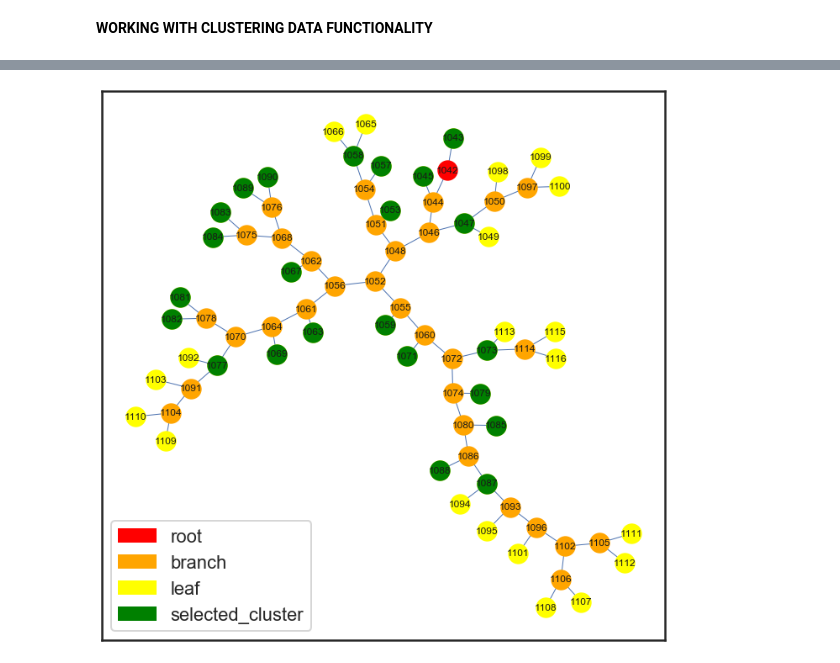
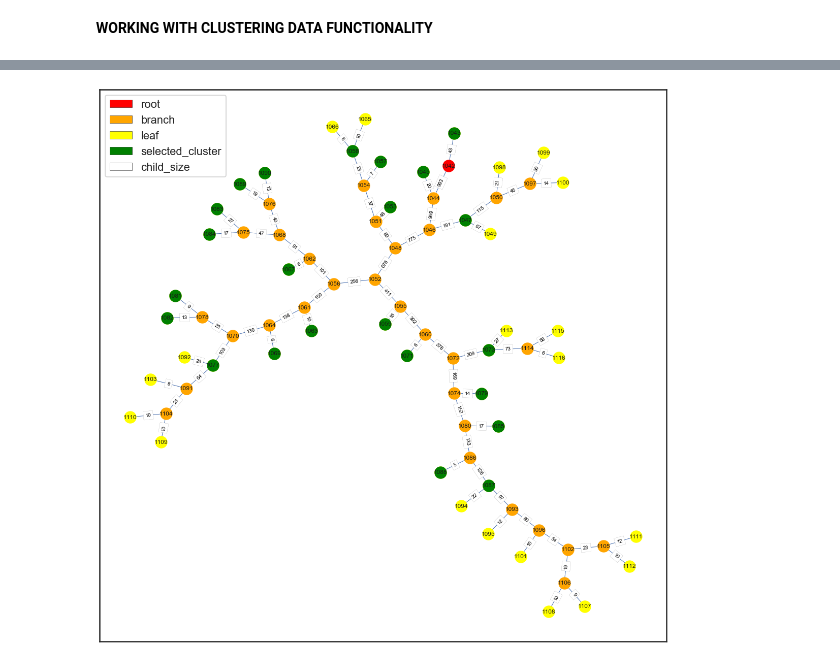
Before and after one commit to mprallison/Imaging-Project_v2, a Jupyter notebook: hdbscan_final.ipynb, the cells around one changed output, grey strips where cells are left out. Drawn from its saved outputs; the diff is of its cells as text; code cells hidden in the pictures.

```diff
--- a/hdbscan_final.ipynb
+++ b/hdbscan_final.ipynb
@@ -25,7 +26,7 @@ rgb_data = data[['ratio_red','ratio_green','ratio_blue','ratio_cyan','ratio_oran
 #run hdbscan
 clusterer = hdbscan.HDBSCAN(min_cluster_size=5,
                             #min_samples=1,
-                            cluster_selection_epsilon=0.03,
+                            cluster_selection_epsilon=0.035,
                             gen_min_span_tree=True)
 clusterer.fit(rgb_data)
 # %% [output]
@@ -95,7 +106,7 @@ cluster_slice = clusterer_df[clusterer_df['child_size'] > 1]
 single_cell_slice = clusterer_df[clusterer_df['child_size'] == 1]
 
 selected_cluster_node = list(tree_cluster.values())
-root_node = [clusterer_df.iloc[0].get('parent')]
+root_node = [clusterer_df['parent'].min()]
 branch_node = list(set(cluster_slice['parent']).intersection(set(cluster_slice['child']))- set(selected_cluster_node))
 leaf_node = list(set(cluster_slice['child']) - set(branch_node))
 noise_node = list(set(clusterer_df[clusterer_df['selected_cluster']== -1]['child']))
@@ -123,49 +134,57 @@ def genEdges(nodes,df):
 # %%
 #generate networkx graph viz
 G = nx.Graph()
 
 #declare nodes to be included in viz
-nodes = root_node+branch_node+leaf_node+selected_cluster_node#+noise_node
+nodes = root_node+branch_node+leaf_node+selected_cluster_node#+noise_node+single_cell_node
 G.add_nodes_from(nodes)
 
+#generate edges as list of tuples
 edges,clusterer_df = genEdges(nodes,clusterer_df)
 
 G.add_edges_from(edges)
 
-plt.figure(figsize=(12,12))
+plt.figure(figsize=(20,20))
 pos = nx.kamada_kawai_layout(G)
 
 #uncomment nodes to be included in viz
-nx.draw_networkx_nodes(G, pos, nodelist = root_node, cmap=plt.get_cmap('jet'), node_color = 'red', node_size = 500)
-nx.draw_networkx_nodes(G, pos, nodelist = branch_node, cmap=plt.get_cmap('jet'), node_color = 'orange',node_size = 500)
-nx.draw_networkx_nodes(G, pos, nodelist = leaf_node, cmap=plt.get_cmap('jet'), node_color = 'yellow', node_size = 500)
-nx.draw_networkx_nodes(G, pos, nodelist = selected_cluster_node, cmap=plt.get_cmap('jet'), node_color = 'green', node_size = 500)
-#nx.draw_networkx_nodes(G, pos, nodelist = noise_node, cmap=plt.get_cmap('jet'), node_color = 'grey',node_size = 500)
-#nx.draw_networkx_nodes(G, pos, nodelist = single_cell_node, cmap=plt.get_cmap('jet'), node_color = 'blue', node_size = 500)
+nx.draw_networkx_nodes(G, pos, nodelist = root_node, node_color = 'red', node_size = 500)
+nx.draw_networkx_nodes(G, pos, nodelist = branch_node, node_color = 'orange',node_size = 500)
+nx.draw_networkx_nodes(G, pos, nodelist = leaf_node, node_color = 'yellow', node_size = 500)
+nx.draw_networkx_nodes(G, pos, nodelist = selected_cluster_node, node_color = 'green', node_size = 500)
+#nx.draw_networkx_nodes(G, pos, nodelist = noise_node, node_color = 'grey',node_size = 500)
+#nx.draw_networkx_nodes(G, pos, nodelist = single_cell_node,node_color = 'blue', node_size = 500)
 
-
-nx.draw_networkx_edges(G, pos,edgelist=edges, edge_color='b',arrows=False)
-
+nx.draw_networkx_edges(G, pos,edgelist=edges, edge_color='b')
 nx.draw_networkx_labels(G, pos)
 
+#add child_size of cluster as edge label
+edge_child = list(map(lambda x:x[1], edges))
+child_size_dict = dict(zip(clusterer_df['child'],clusterer_df['child_size']))
+edge_child_size = list(map(lambda x:child_size_dict.get(x), edge_child))
+egde_label = dict(zip(edges,edge_child_size))
+nx.draw_networkx_edge_labels(G,pos,edge_labels=egde_label,font_color='black',bbox=dict(facecolor='white', edgecolor='black',linewidth= 0.1))
+
 #uncomment node labels to be included in viz
-red_patch = mpatches.Patch(color='red', label='root')
-orange_patch = mpatches.Patch(color='orange', label='branch')
-yellow_patch = mpatches.Patch(color='yellow', label='leaf')
-green_patch = mpatches.Patch(color='green', label='selected_cluster')
-#grey_patch = mpatches.Patch(color='grey', label='noise')
-#blue_patch = mpatches.Patch(color='blue', label='single_cell_node')
+red_patch = mpatches.Patch(facecolor='red', label='root',edgecolor='black',linewidth=0.5)
+orange_patch = mpatches.Patch(facecolor='orange', label='branch',edgecolor='black',linewidth=0.5)
+yellow_patch = mpatches.Patch(facecolor='yellow', label='leaf',edgecolor='black',linewidth=0.5)
+green_patch = mpatches.Patch(facecolor='green', label='selected_cluster',edgecolor='black',linewidth=0.5)
+#grey_patch = mpatches.Patch(facecolor='grey', label='noise',edgecolor='black',linewidth=0.5)
+#blue_patch = mpatches.Patch(facecolor='blue', label='single_cell_node',edgecolor='black',linewidth=0.5)
+white_patch = mpatches.Patch(facecolor='white', label='child_size',edgecolor='black',linewidth=0.5)
 plt.legend(handles=[red_patch,
                     orange_patch,
                     yellow_patch,
                     green_patch,
                     #grey_patch,
                     #blue_patch
+                    white_patch
                    ])
 
 plt.show()
 # %% [output]
-[figure, old version]
+[figure, new version]
 # %%
 def extractNodeCells(node,df):
     '''return list of all cells by cell_index at given node'''
```
Also changed, not shown: parts of 6 cells of this notebook.
